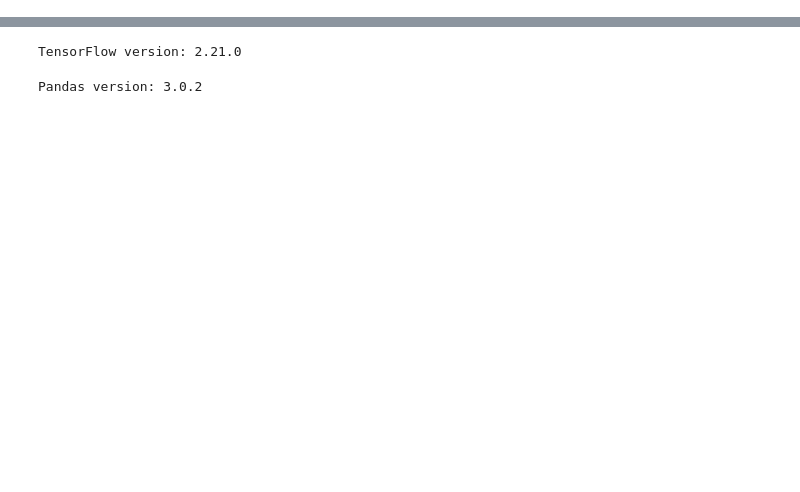
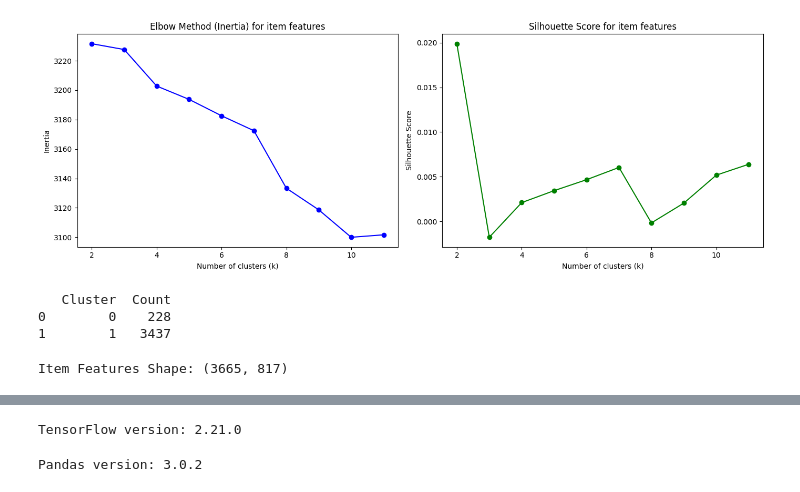
Before and after one commit to alikadkhoda/product_recommender, a Jupyter notebook: main.ipynb, the cells around one changed output, grey strips where cells are left out. Cells and saved outputs as stored; diff of their text form; code cells hidden in the pictures; blank space fills up the shorter version.

```diff
--- a/main.ipynb
+++ b/main.ipynb
@@ -2,0 +326,32 @@ import tensorflow as tf
+# %%
+# cluster number range
+k_range = range(2, 12)
+inertias2 = []
+silhouette_scores2 = []
+
+# runing K-means for each k
+for k in k_range:
+    kmeans = KMeans(n_clusters=k, random_state=42)
+    labels2 = kmeans.fit_predict(tfidf_feature_pca)
+    inertias2.append(kmeans.inertia_)
+    silhouette_scores2.append(silhouette_score(tfidf_feature_pca, labels2))
+
+# drawing Elbow and Silhouette Diagrams
+fig, ax = plt.subplots(1, 2, figsize=(14, 5))
+
+# Elbow Plot
+ax[0].plot(k_range, inertias2, 'bo-')
+ax[0].set_title("Elbow Method (Inertia) for item features")
+ax[0].set_xlabel("Number of clusters (k)")
+ax[0].set_ylabel("Inertia")
+
+# Silhouette Score Plot
+ax[1].plot(k_range, silhouette_scores2, 'go-')
+ax[1].set_title("Silhouette Score for item features")
+ax[1].set_xlabel("Number of clusters (k)")
+ax[1].set_ylabel("Silhouette Score")
+
+plt.tight_layout()
+plt.show()
+# %% [output]
+[figure, added]
@@ -2,0 +362,17 @@ import tensorflow as tf
+# %%
+# calculating the number of samples in each cluster
+unique, counts = np.unique(unique_products['Cluster'], return_counts=True)
+cluster_counts = pd.DataFrame({'Cluster': unique, 'Count': counts})
+print(cluster_counts)
+# %% [output]
+   Cluster  Count
+0        0    228
+1        1   3437
+# %%
+# applying one-hot encoding and joining to the features of TF-IDF
+encoder = OneHotEncoder(sparse_output=False)
+item_cluster_onehot = encoder.fit_transform(unique_products[['Cluster']])
+tfidf_feature_pca = np.hstack([tfidf_feature_pca, item_cluster_onehot])
+print("Item Features Shape:", tfidf_feature_pca.shape)
+# %% [output]
+Item Features Shape: (3665, 817)
```
Also changed, not shown: parts of 34 cells of this notebook, 1 other file.
